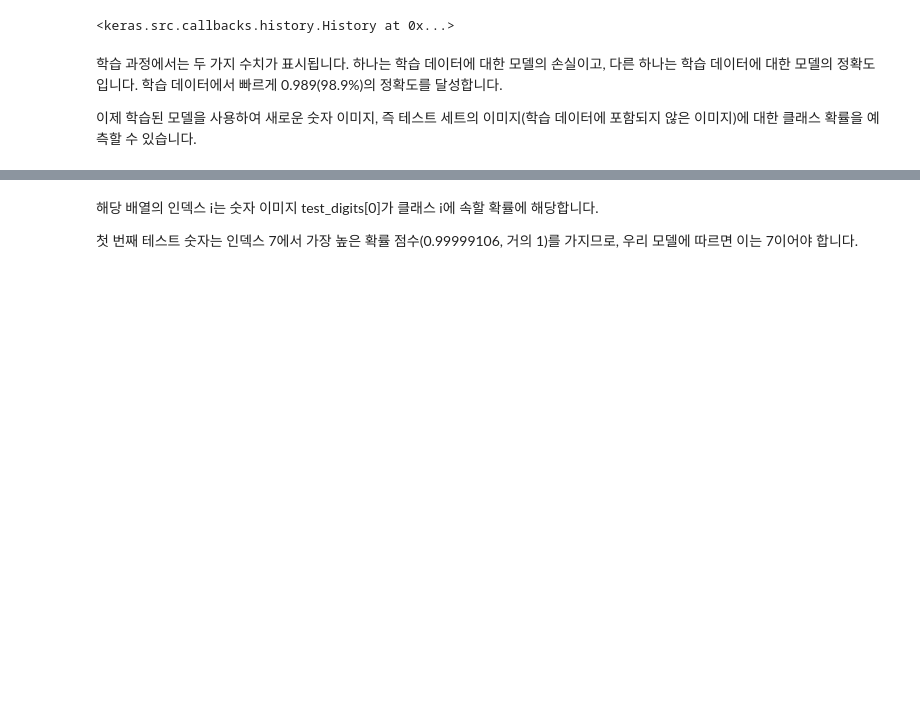
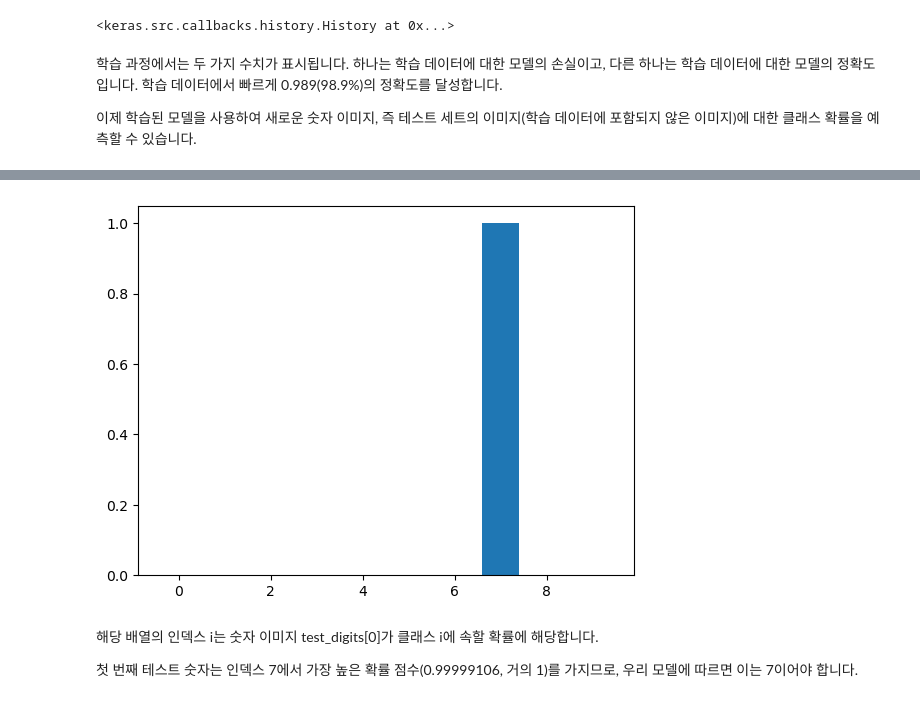
Before and after one commit to junji64/Deep-Learning-with-Python, a Jupyter notebook: chapter02_mathematical-building-blocks.ipynb, the cells around one changed output, grey strips where cells are left out. Saved outputs shown, nothing was run; the diff lists cells and outputs as text; code cells hidden in the pictures; blank space fills up the shorter version.

```diff
--- a/chapter02_mathematical-building-blocks.ipynb
+++ b/chapter02_mathematical-building-blocks.ipynb
@@ -163,3 +163,10 @@ array([1.94124155e-07, 1.03268206e-07, 1.40375532e-05, 4.96727298e-04,
+# %%
+import matplotlib.pyplot as plt
+
+plt.bar(range(len(predictions[0])), predictions[0])
+plt.show()
+# %% [output]
+[figure, added]
 # %% [markdown]
 해당 배열의 인덱스 i는 숫자 이미지 test_digits[0]가 클래스 i에 속할 확률에 해당합니다.
 
```
Also changed, not shown: parts of 7 cells of this notebook.
